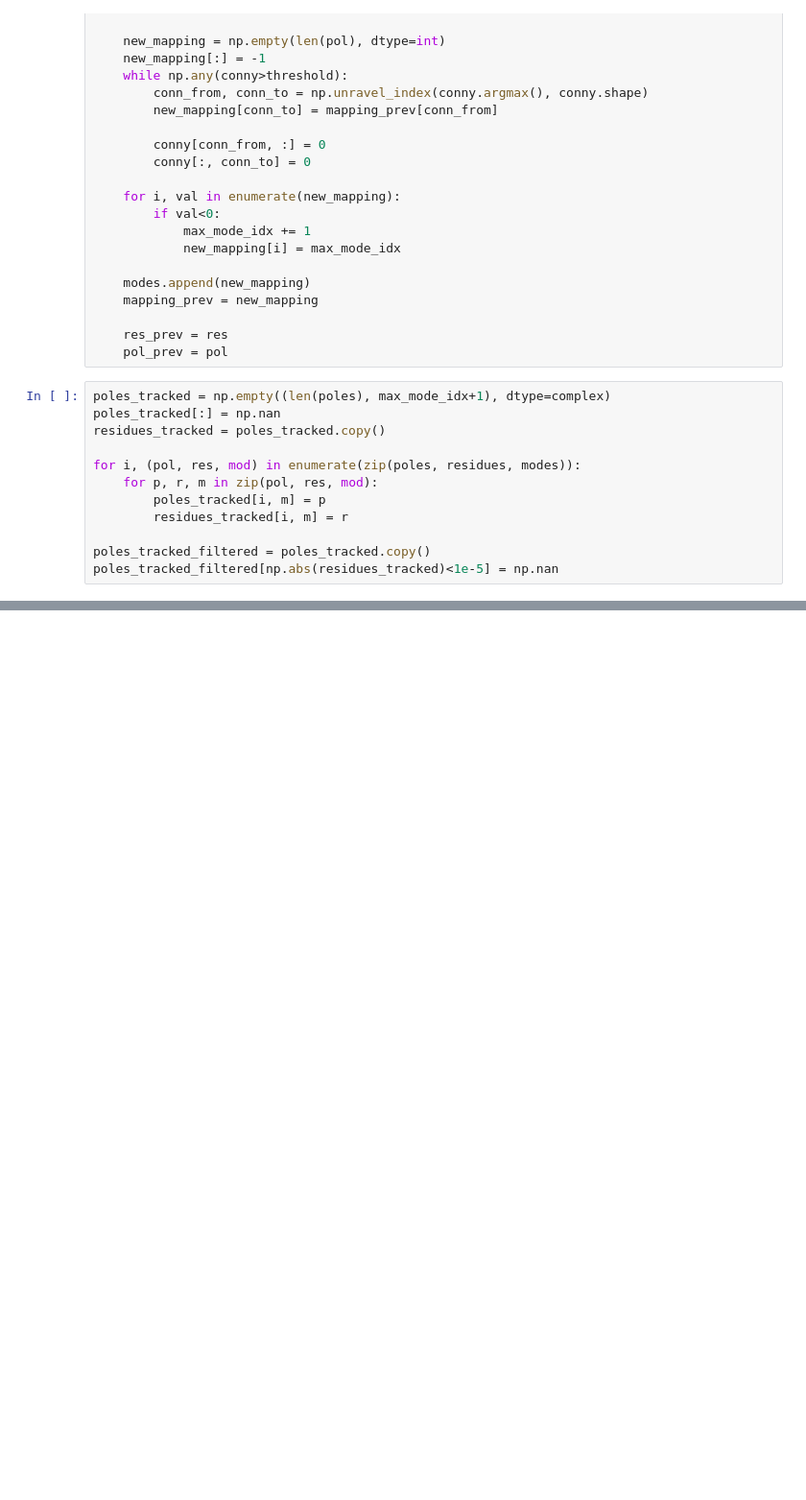
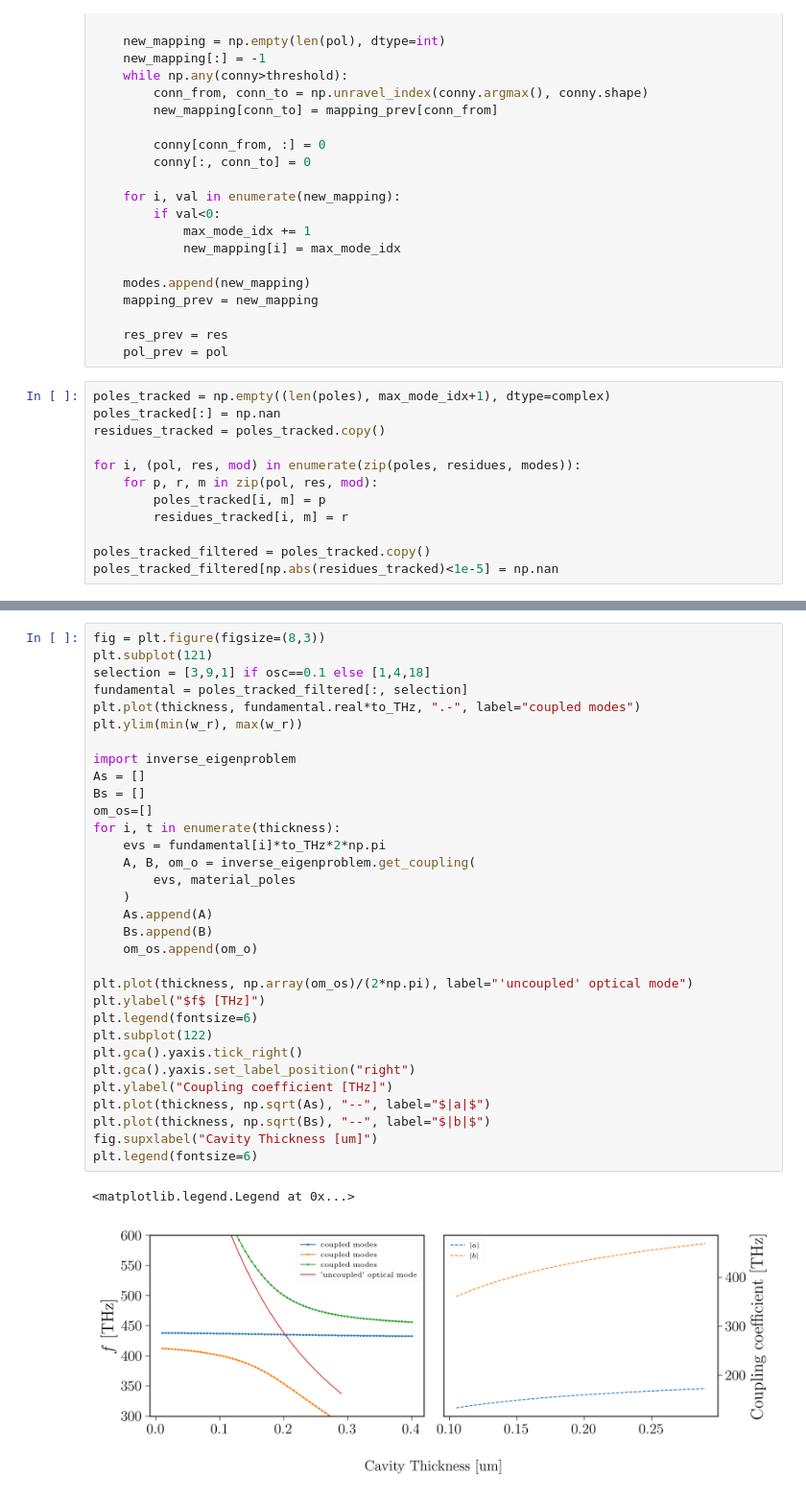
Before and after one commit to jan-david-fischbach/agsurmof, a Jupyter notebook: notebooks/plot_subdivide_results.ipynb, the cells around one changed output, grey strips where cells are left out. Shown at 96% size. Drawn from its saved outputs; the diff is of its cells as text; blank space fills up the shorter version.

Commit message:
coupling

```diff
--- a/notebooks/plot_subdivide_results.ipynb
+++ b/notebooks/plot_subdivide_results.ipynb
@@ -194,3 +210,38 @@ plt.ylim((-7.5, 1))
+# %%
+fig = plt.figure(figsize=(8,3))
+plt.subplot(121)
+selection = [3,9,1] if osc==0.1 else [1,4,18]
+fundamental = poles_tracked_filtered[:, selection]
+plt.plot(thickness, fundamental.real*to_THz, ".-", label="coupled modes")
+plt.ylim(min(w_r), max(w_r))
+
+import inverse_eigenproblem
+As = []
+Bs = []
+om_os=[]
+for i, t in enumerate(thickness):
+    evs = fundamental[i]*to_THz*2*np.pi
+    A, B, om_o = inverse_eigenproblem.get_coupling(
+        evs, material_poles
+    )
+    As.append(A)
+    Bs.append(B)
+    om_os.append(om_o)
+
+plt.plot(thickness, np.array(om_os)/(2*np.pi), label="'uncoupled' optical mode")
+plt.ylabel("$f$ [THz]")
+plt.legend(fontsize=6)
+plt.subplot(122)
+plt.gca().yaxis.tick_right()
+plt.gca().yaxis.set_label_position("right")
+plt.ylabel("Coupling coefficient [THz]")
+plt.plot(thickness, np.sqrt(As), "--", label="$|a|$")
+plt.plot(thickness, np.sqrt(Bs), "--", label="$|b|$")
+fig.supxlabel("Cavity Thickness [um]")
+plt.legend(fontsize=6)
+# %% [output]
+<matplotlib.legend.Legend at 0x...>
+[figure, added]
 # %%
 fig, axs = plt.subplots(2, 1, sharex=True, figsize=(fig_width,80*mm), constrained_layout=True)
 plt.sca(axs[0])
```
Also changed, not shown: parts of 9 cells of this notebook, 19 other files.
